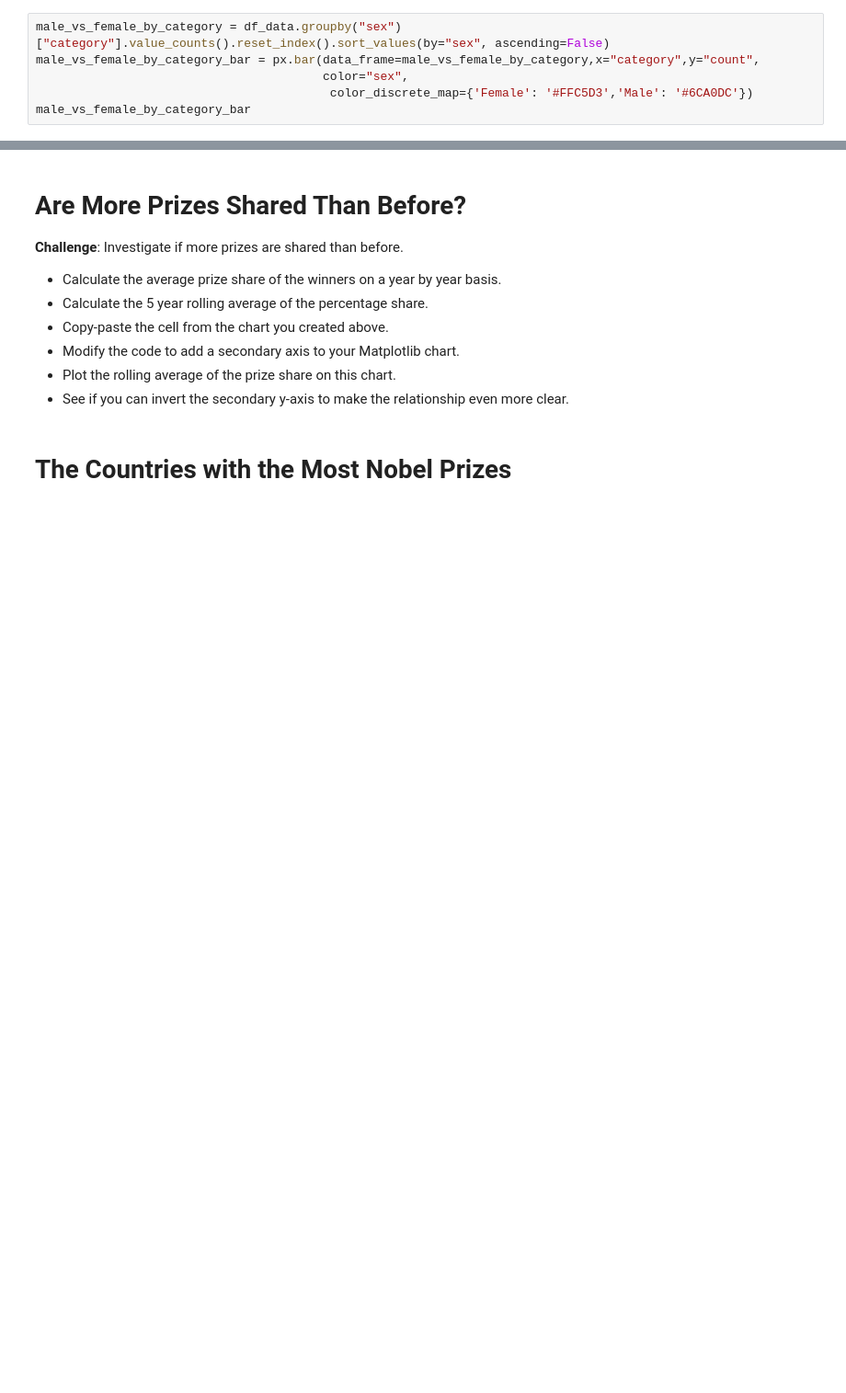
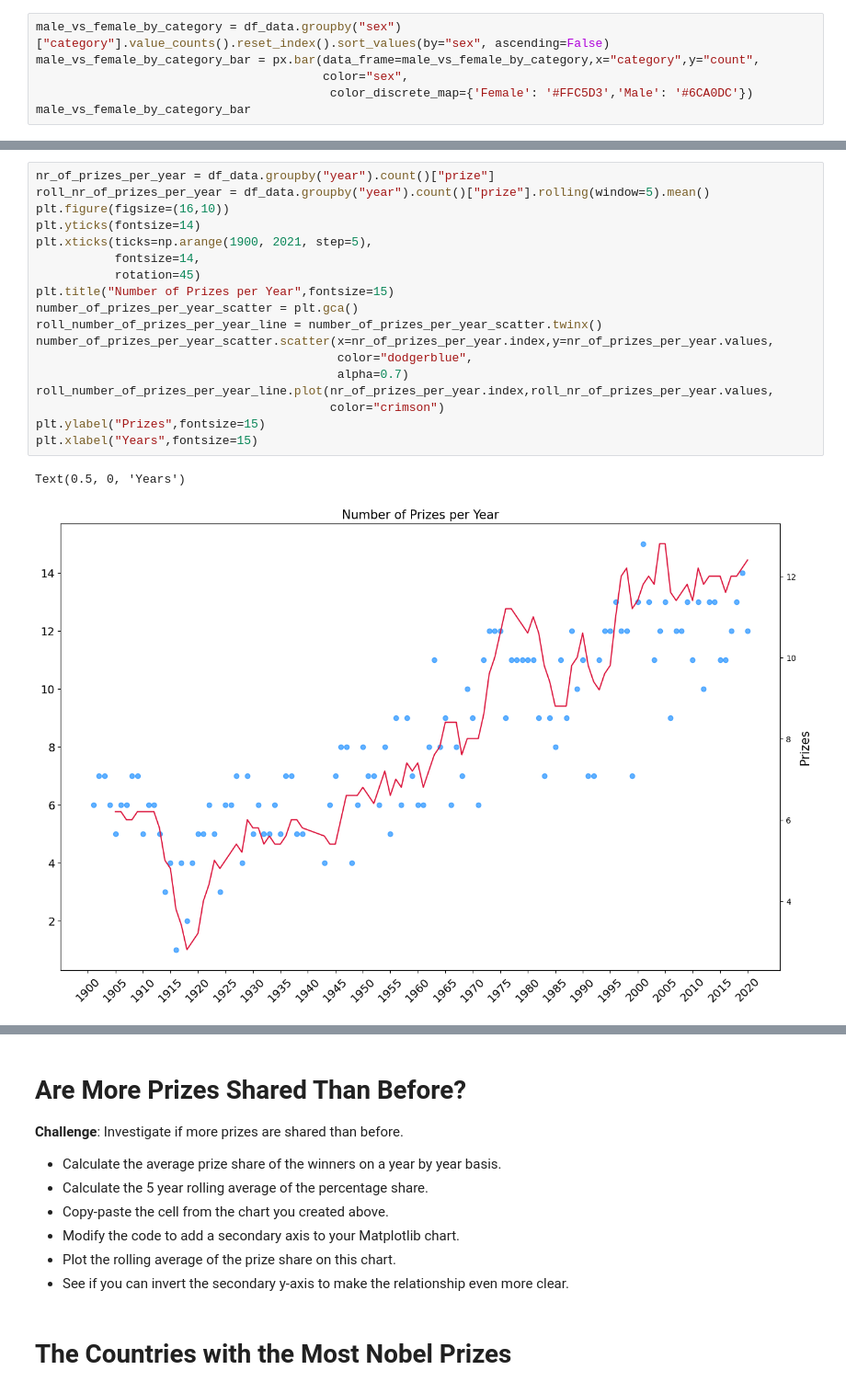
Before and after one commit to Golden-Leaves/100daysofpython, a Jupyter notebook: data_science/nobel_prize_analysis/Nobel_Prize_Analysis_(start).ipynb, the cells around one changed output, grey strips where cells are left out. Shown at 92% size. Saved outputs shown, nothing was run; the diff lists cells and outputs as text; blank space fills up the shorter version.

Commit message:
complete nr_of_prizes per year plot

```diff
--- a/data_science/nobel_prize_analysis/Nobel_Prize_Analysis_(start).ipynb
+++ b/data_science/nobel_prize_analysis/Nobel_Prize_Analysis_(start).ipynb
@@ -231,3 +232,24 @@ male_vs_female_by_category_bar
 
 * Looking at the chart, did the first and second world wars have an impact on the number of prizes being given out?
 * What could be the reason for the trend in the chart?
+# %%
+nr_of_prizes_per_year = df_data.groupby("year").count()["prize"]
+roll_nr_of_prizes_per_year = df_data.groupby("year").count()["prize"].rolling(window=5).mean()
+plt.figure(figsize=(16,10))
+plt.yticks(fontsize=14)
+plt.xticks(ticks=np.arange(1900, 2021, step=5),
+           fontsize=14,
+           rotation=45)
+plt.title("Number of Prizes per Year",fontsize=15)
+number_of_prizes_per_year_scatter = plt.gca()
+roll_number_of_prizes_per_year_line = number_of_prizes_per_year_scatter.twinx()
+number_of_prizes_per_year_scatter.scatter(x=nr_of_prizes_per_year.index,y=nr_of_prizes_per_year.values,
+                                          color="dodgerblue",
+                                          alpha=0.7)
+roll_number_of_prizes_per_year_line.plot(nr_of_prizes_per_year.index,roll_nr_of_prizes_per_year.values,
+                                         color="crimson")
+plt.ylabel("Prizes",fontsize=15)
+plt.xlabel("Years",fontsize=15)
+# %% [output]
+Text(0.5, 0, 'Years')
+[figure, added]
```
Also changed, not shown: parts of 2 cells of this notebook.
